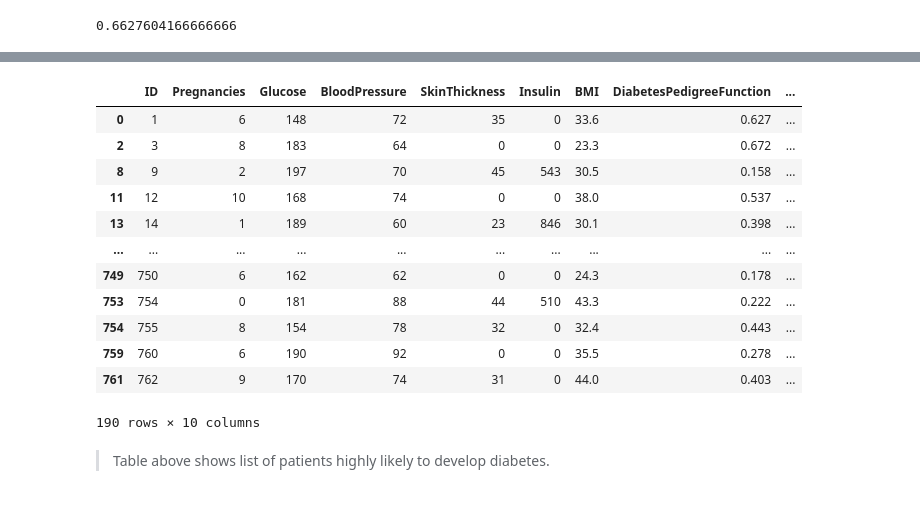
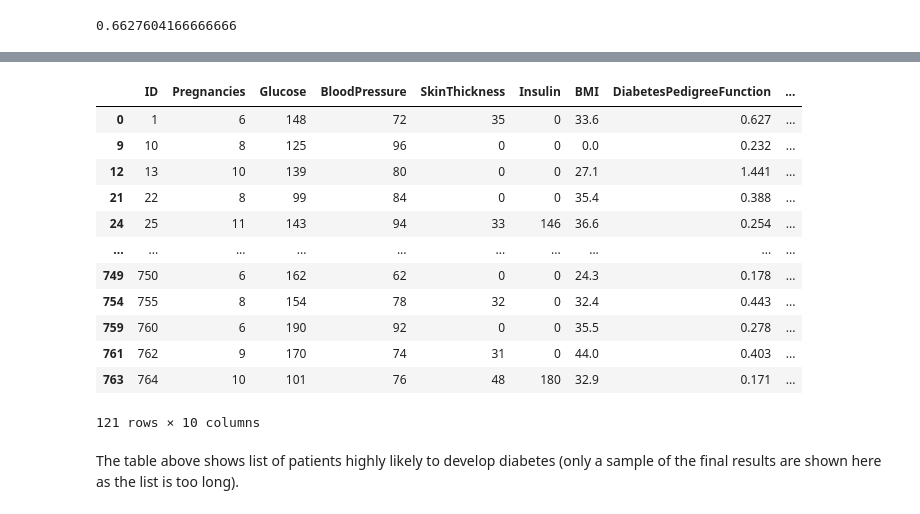
Before and after one commit to MindyAY/DS, a Jupyter notebook: Diabetic.ipynb, the cells around one changed output, grey strips where cells are left out. Saved outputs shown, nothing was run; the diff lists cells and outputs as text; code cells hidden in the pictures.

```diff
--- a/Diabetic.ipynb
+++ b/Diabetic.ipynb
@@ -17,2 +27,2 @@ sns.set()
 # %%
-df = pd.read_csv('~/Documents/1_DS_360/Porftolio/1_Diabetic/datasets-228-482-diabetes.csv')
+df = pd.read_csv('~/Documents/1_DS_360/4_Porftolio/1_Diabetic/datasets-228-482-diabetes.csv')
@@ -252,26 +271,26 @@ accuracy_score(y,predictions)
 # %%
-predict = pd.read_csv('~/Documents/1_DS_360/Porftolio/1_Diabetic/datasets_diabetes_prediction.csv')
+predict = pd.read_csv('~/Documents/1_DS_360/4_Porftolio/1_Diabetic/datasets_diabetes_prediction.csv')
 X_predict = predict[columns]
 predictions = logmodel.predict(X_predict)
 predict['Diabetic'] = predictions
 predict
 
 is_1=predict['Diabetic']==1
 predict_1=predict[is_1]
 predict_1
 # %% [output]
 |  | ID | Pregnancies | Glucose | BloodPressure | SkinThickness | Insulin | BMI | DiabetesPedigreeFunction | ... |
 | 0 | 1 | 6 | 148 | 72 | 35 | 0 | 33.6 | 0.627 | ... |
-| 2 | 3 | 8 | 183 | 64 | 0 | 0 | 23.3 | 0.672 | ... |
-| 8 | 9 | 2 | 197 | 70 | 45 | 543 | 30.5 | 0.158 | ... |
-| 11 | 12 | 10 | 168 | 74 | 0 | 0 | 38.0 | 0.537 | ... |
-| 13 | 14 | 1 | 189 | 60 | 23 | 846 | 30.1 | 0.398 | ... |
+| 9 | 10 | 8 | 125 | 96 | 0 | 0 | 0.0 | 0.232 | ... |
+| 12 | 13 | 10 | 139 | 80 | 0 | 0 | 27.1 | 1.441 | ... |
+| 21 | 22 | 8 | 99 | 84 | 0 | 0 | 35.4 | 0.388 | ... |
+| 24 | 25 | 11 | 143 | 94 | 33 | 146 | 36.6 | 0.254 | ... |
 | ... | ... | ... | ... | ... | ... | ... | ... | ... | ... |
 | 749 | 750 | 6 | 162 | 62 | 0 | 0 | 24.3 | 0.178 | ... |
-| 753 | 754 | 0 | 181 | 88 | 44 | 510 | 43.3 | 0.222 | ... |
 | 754 | 755 | 8 | 154 | 78 | 32 | 0 | 32.4 | 0.443 | ... |
 | 759 | 760 | 6 | 190 | 92 | 0 | 0 | 35.5 | 0.278 | ... |
 | 761 | 762 | 9 | 170 | 74 | 31 | 0 | 44.0 | 0.403 | ... |
+| 763 | 764 | 10 | 101 | 76 | 48 | 180 | 32.9 | 0.171 | ... |
-190 rows × 10 columns
+121 rows × 10 columns
 # %% [markdown]
->Table above shows list of patients highly likely to develop diabetes.
+The table above shows list of patients highly likely to develop diabetes (only a sample of the final results are shown here as the list is too long).
```
Also changed, not shown: parts of 29 cells of this notebook.
